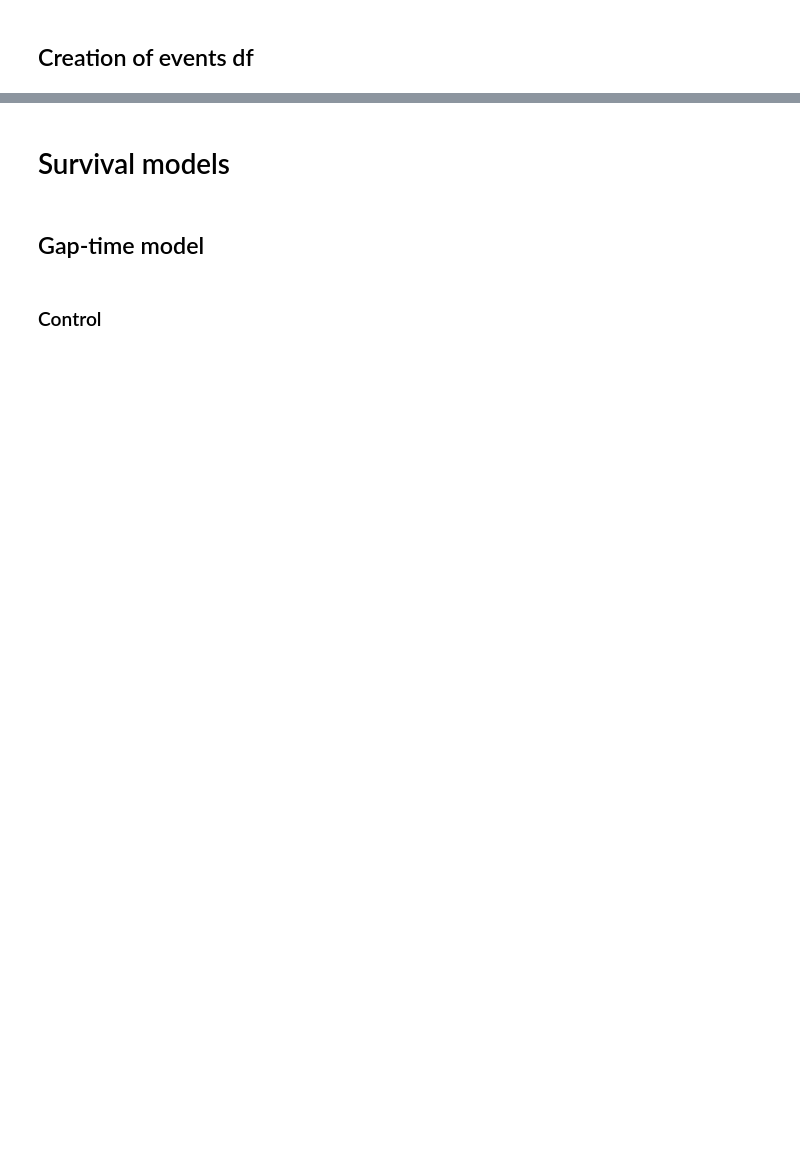
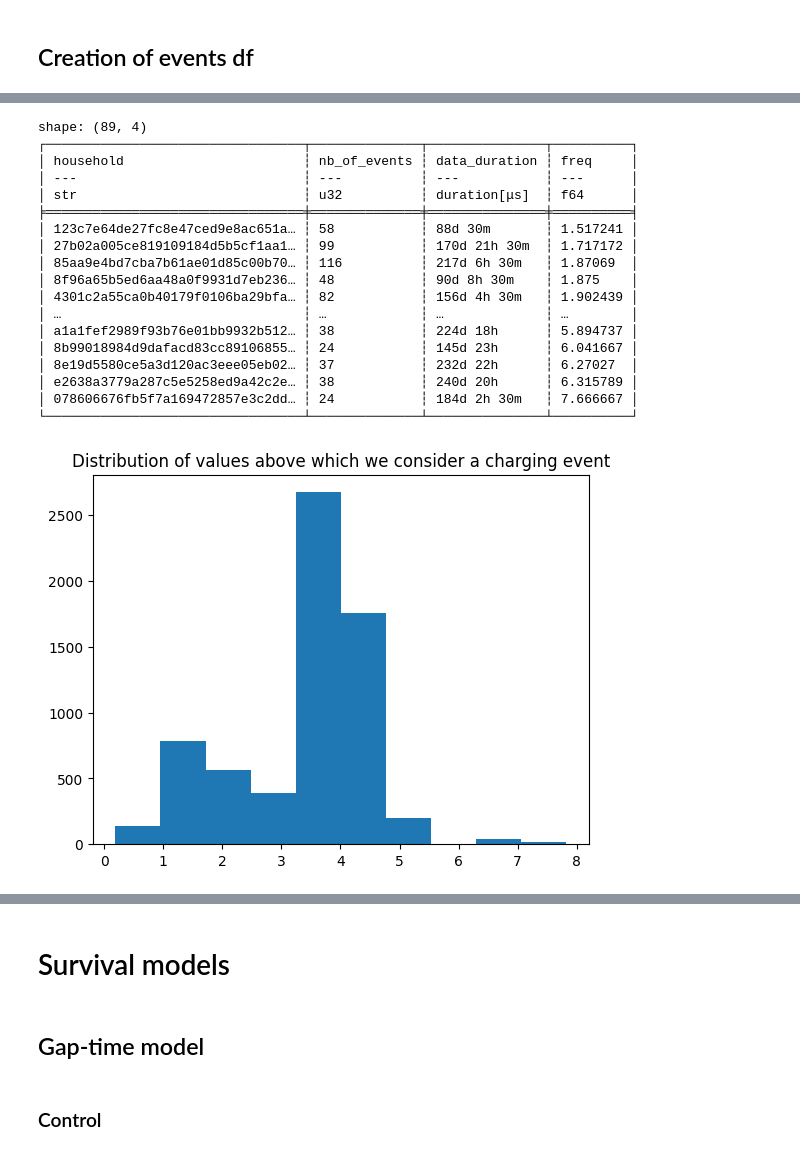
Before and after one commit to dumontduval/opticharge, a Jupyter notebook: notebooks/N00_Introductory.ipynb, the cells around one changed output, grey strips where cells are left out. Saved outputs shown, nothing was run; the diff lists cells and outputs as text; code cells hidden in the pictures; blank space fills up the shorter version.

```diff
--- a/notebooks/N00_Introductory.ipynb
+++ b/notebooks/N00_Introductory.ipynb
@@ -243,7 +244,7 @@ shape: (89, 2)
 # %%
 # Remove inactive peiods : vacation, metering issue...
 
-def remove_inactive(df_interest, INACTIVE_KWH = 0.05, PROLONGED_DAYS = 1):
+def remove_inactive(df_interest, INACTIVE_KWH = 0.05, PROLONGED_DAYS = 30):
 
     df = df_interest.with_columns(
         (pl.col("kwh") < INACTIVE_KWH).alias("inactive")
@@ -585,0 +600,21 @@ shape: (89, 3)
+# %%
+def compute_freq(df): ## for visu
+    cols = ["household", "is_weekend", "season", 'time_period']
+    # Just the times to highlight
+    charge_events = df.filter(pl.col("ev_like")).select(
+        cols + ["ts", "kwh", "ev_threshold"]
+    )
+
+    plt.hist(charge_events['ev_threshold'])
+    plt.title('Distribution of values above which we consider a charging event')
+
+    # frequency
+    freq_events = charge_events.group_by(["household"]).agg([
+                pl.col("ts").count().alias("nb_of_events"),
+                (pl.col('ts').max() - pl.col("ts").min()).alias("data_duration"),
+                ((pl.col('ts').max() - pl.col("ts").min()).dt.total_days()/pl.col("ts").count()).alias("freq"),
+            ]).sort(["freq", "nb_of_events"])
+
+    print(freq_events)
+
+    return freq_events
@@ -585,0 +624,22 @@ shape: (89, 3)
+# %%
+charge_events_C = compute_freq(df_flagged_C)
+# %% [output]
+shape: (89, 4)
+┌─────────────────────────────────┬──────────────┬───────────────┬──────────┐
+│ household                       ┆ nb_of_events ┆ data_duration ┆ freq     │
+│ ---                             ┆ ---          ┆ ---           ┆ ---      │
+│ str                             ┆ u32          ┆ duration[μs]  ┆ f64      │
+╞═════════════════════════════════╪══════════════╪═══════════════╪══════════╡
+│ 123c7e64de27fc8e47ced9e8ac651a… ┆ 58           ┆ 88d 30m       ┆ 1.517241 │
+│ 27b02a005ce819109184d5b5cf1aa1… ┆ 99           ┆ 170d 21h 30m  ┆ 1.717172 │
+│ 85aa9e4bd7cba7b61ae01d85c00b70… ┆ 116          ┆ 217d 6h 30m   ┆ 1.87069  │
+│ 8f96a65b5ed6aa48a0f9931d7eb236… ┆ 48           ┆ 90d 8h 30m    ┆ 1.875    │
+│ 4301c2a55ca0b40179f0106ba29bfa… ┆ 82           ┆ 156d 4h 30m   ┆ 1.902439 │
+│ …                               ┆ …            ┆ …             ┆ …        │
+│ a1a1fef2989f93b76e01bb9932b512… ┆ 38           ┆ 224d 18h      ┆ 5.894737 │
+│ 8b99018984d9dafacd83cc89106855… ┆ 24           ┆ 145d 23h      ┆ 6.041667 │
+│ 8e19d5580ce5a3d120ac3eee05eb02… ┆ 37           ┆ 232d 22h      ┆ 6.27027  │
+│ e2638a3779a287c5e5258ed9a42c2e… ┆ 38           ┆ 240d 20h      ┆ 6.315789 │
+│ 078606676fb5f7a169472857e3c2dd… ┆ 24           ┆ 184d 2h 30m   ┆ 7.666667 │
+└─────────────────────────────────┴──────────────┴───────────────┴──────────┘
+[figure, added]
```
Also changed, not shown: parts of 21 cells of this notebook.
